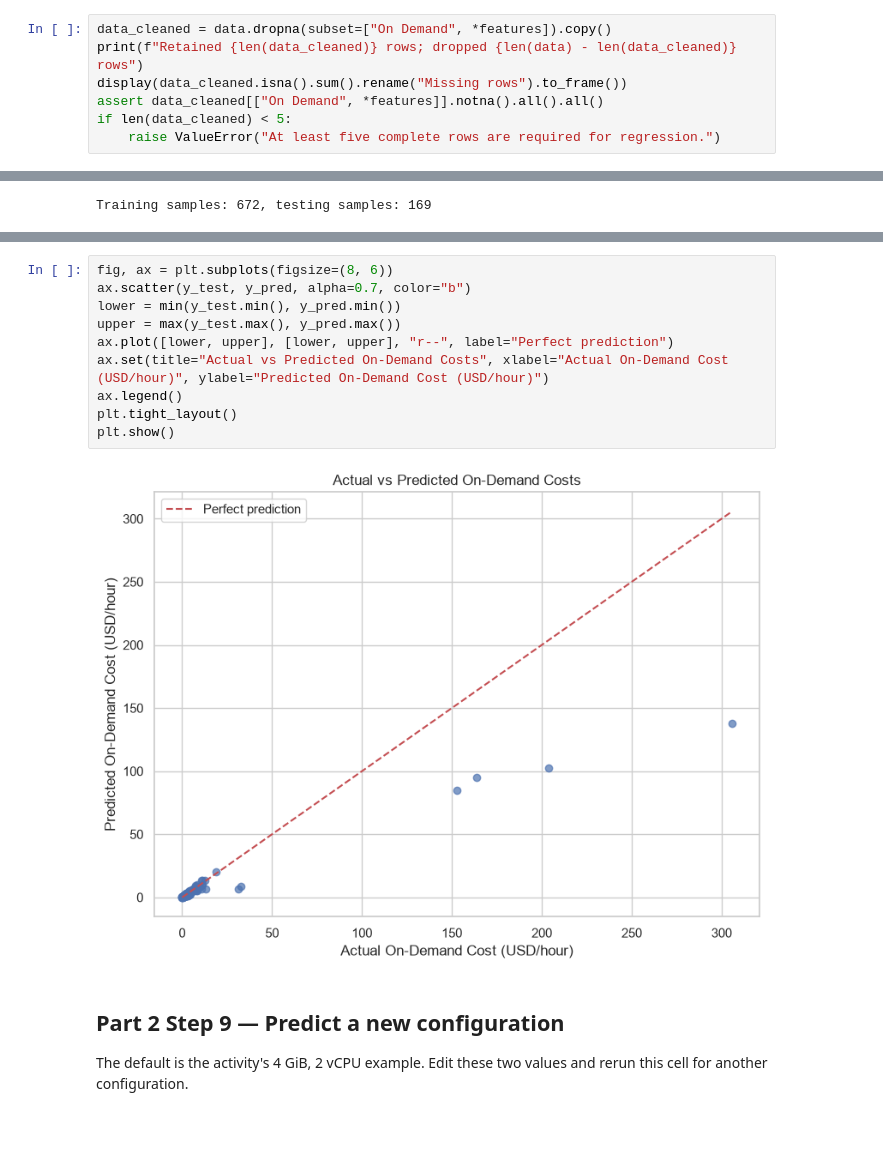
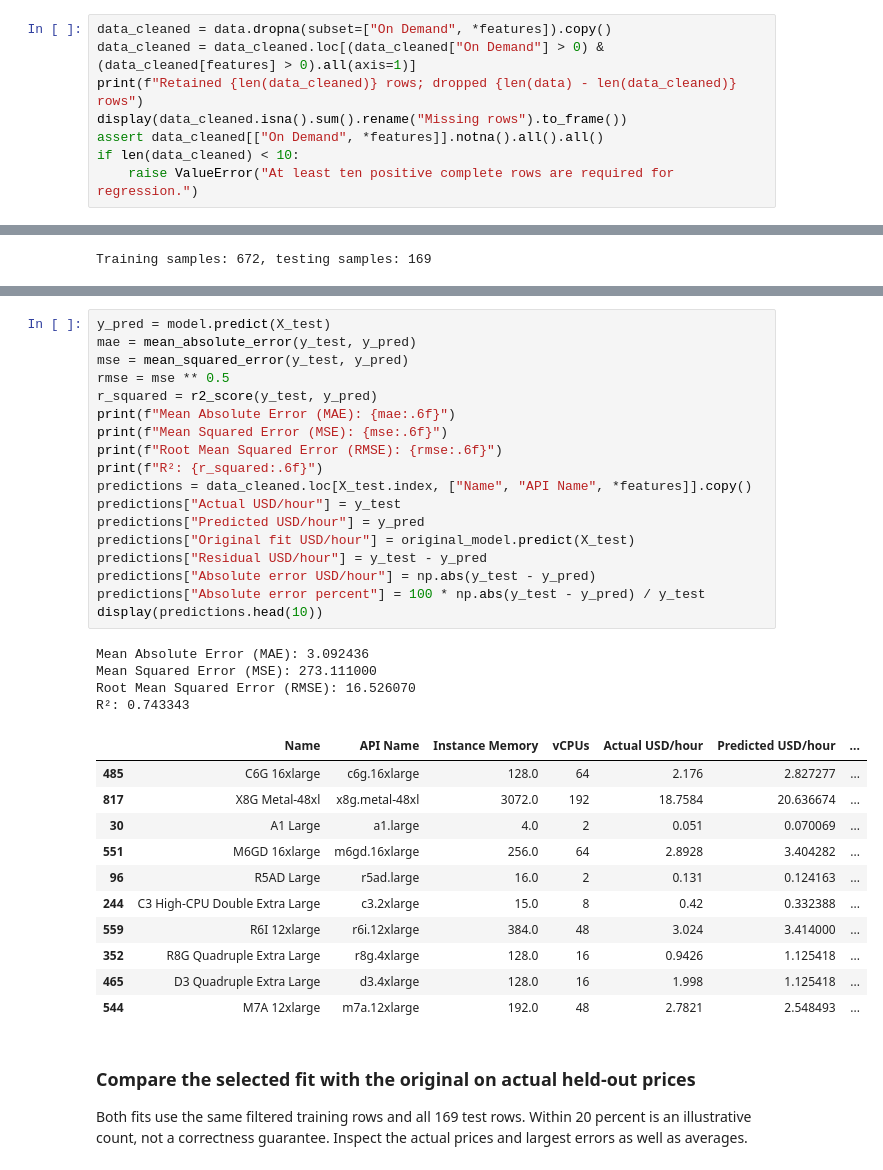
Before and after one commit to MadushanR/cloud-economics-ml, a Jupyter notebook: EC2_Analysis.ipynb, the cells around one changed output, grey strips where cells are left out. Drawn from its saved outputs; the diff is of its cells as text; blank space fills up the shorter version.

```diff
--- a/EC2_Analysis.ipynb
+++ b/EC2_Analysis.ipynb
@@ -371,10 +371,11 @@ Drop only rows missing On Demand, Instance Memory or vCPUs. Missing prices in un
 # %%
 data_cleaned = data.dropna(subset=["On Demand", *features]).copy()
+data_cleaned = data_cleaned.loc[(data_cleaned["On Demand"] > 0) & (data_cleaned[features] > 0).all(axis=1)]
 print(f"Retained {len(data_cleaned)} rows; dropped {len(data) - len(data_cleaned)} rows")
 display(data_cleaned.isna().sum().rename("Missing rows").to_frame())
 assert data_cleaned[["On Demand", *features]].notna().all().all()
-if len(data_cleaned) < 5:
-    raise ValueError("At least five complete rows are required for regression.")
+if len(data_cleaned) < 10:
+    raise ValueError("At least ten positive complete rows are required for regression.")
 # %% [output]
 Retained 841 rows; dropped 20 rows
 |  | Missing rows |
@@ -501,16 +511,38 @@ The dashed red line indicates perfect predictions. Negative model outputs are sh
 # %%
-fig, ax = plt.subplots(figsize=(8, 6))
-ax.scatter(y_test, y_pred, alpha=0.7, color="b")
-lower = min(y_test.min(), y_pred.min())
-upper = max(y_test.max(), y_pred.max())
-ax.plot([lower, upper], [lower, upper], "r--", label="Perfect prediction")
-ax.set(title="Actual vs Predicted On-Demand Costs", xlabel="Actual On-Demand Cost (USD/hour)", ylabel="Predicted On-Demand Cost (USD/hour)")
-ax.legend()
-plt.tight_layout()
-plt.show()
+y_pred = model.predict(X_test)
+mae = mean_absolute_error(y_test, y_pred)
+mse = mean_squared_error(y_test, y_pred)
+rmse = mse ** 0.5
+r_squared = r2_score(y_test, y_pred)
+print(f"Mean Absolute Error (MAE): {mae:.6f}")
+print(f"Mean Squared Error (MSE): {mse:.6f}")
+print(f"Root Mean Squared Error (RMSE): {rmse:.6f}")
+print(f"R²: {r_squared:.6f}")
+predictions = data_cleaned.loc[X_test.index, ["Name", "API Name", *features]].copy()
+predictions["Actual USD/hour"] = y_test
+predictions["Predicted USD/hour"] = y_pred
+predictions["Original fit USD/hour"] = original_model.predict(X_test)
+predictions["Residual USD/hour"] = y_test - y_pred
+predictions["Absolute error USD/hour"] = np.abs(y_test - y_pred)
+predictions["Absolute error percent"] = 100 * np.abs(y_test - y_pred) / y_test
+display(predictions.head(10))
 # %% [output]
-[figure, removed]
+Mean Absolute Error (MAE): 3.092436
+Mean Squared Error (MSE): 273.111000
+Root Mean Squared Error (RMSE): 16.526070
+R²: 0.743343
+|  | Name | API Name | Instance Memory | vCPUs | Actual USD/hour | Predicted USD/hour | ... |
+| 485 | C6G 16xlarge | c6g.16xlarge | 128.0 | 64 | 2.176 | 2.827277 | ... |
+| 817 | X8G Metal-48xl | x8g.metal-48xl | 3072.0 | 192 | 18.7584 | 20.636674 | ... |
+| 30 | A1 Large | a1.large | 4.0 | 2 | 0.051 | 0.070069 | ... |
+| 551 | M6GD 16xlarge | m6gd.16xlarge | 256.0 | 64 | 2.8928 | 3.404282 | ... |
+| 96 | R5AD Large | r5ad.large | 16.0 | 2 | 0.131 | 0.124163 | ... |
+| 244 | C3 High-CPU Double Extra Large | c3.2xlarge | 15.0 | 8 | 0.42 | 0.332388 | ... |
+| 559 | R6I 12xlarge | r6i.12xlarge | 384.0 | 48 | 3.024 | 3.414000 | ... |
+| 352 | R8G Quadruple Extra Large | r8g.4xlarge | 128.0 | 16 | 0.9426 | 1.125418 | ... |
+| 465 | D3 Quadruple Extra Large | d3.4xlarge | 128.0 | 16 | 1.998 | 1.125418 | ... |
+| 544 | M7A 12xlarge | m7a.12xlarge | 192.0 | 48 | 2.7821 | 2.548493 | ... |
 # %% [markdown]
-## Part 2 Step 9 — Predict a new configuration
-The default is the activity's 4 GiB, 2 vCPU example. Edit these two values and rerun this cell for another configuration.
+### Compare the selected fit with the original on actual held-out prices
+Both fits use the same filtered training rows and all 169 test rows. Within 20 percent is an illustrative count, not a correctness guarantee. Inspect the actual prices and largest errors as well as averages.
 # %%
```
Also changed, not shown: parts of 15 cells of this notebook, 5 other files.
